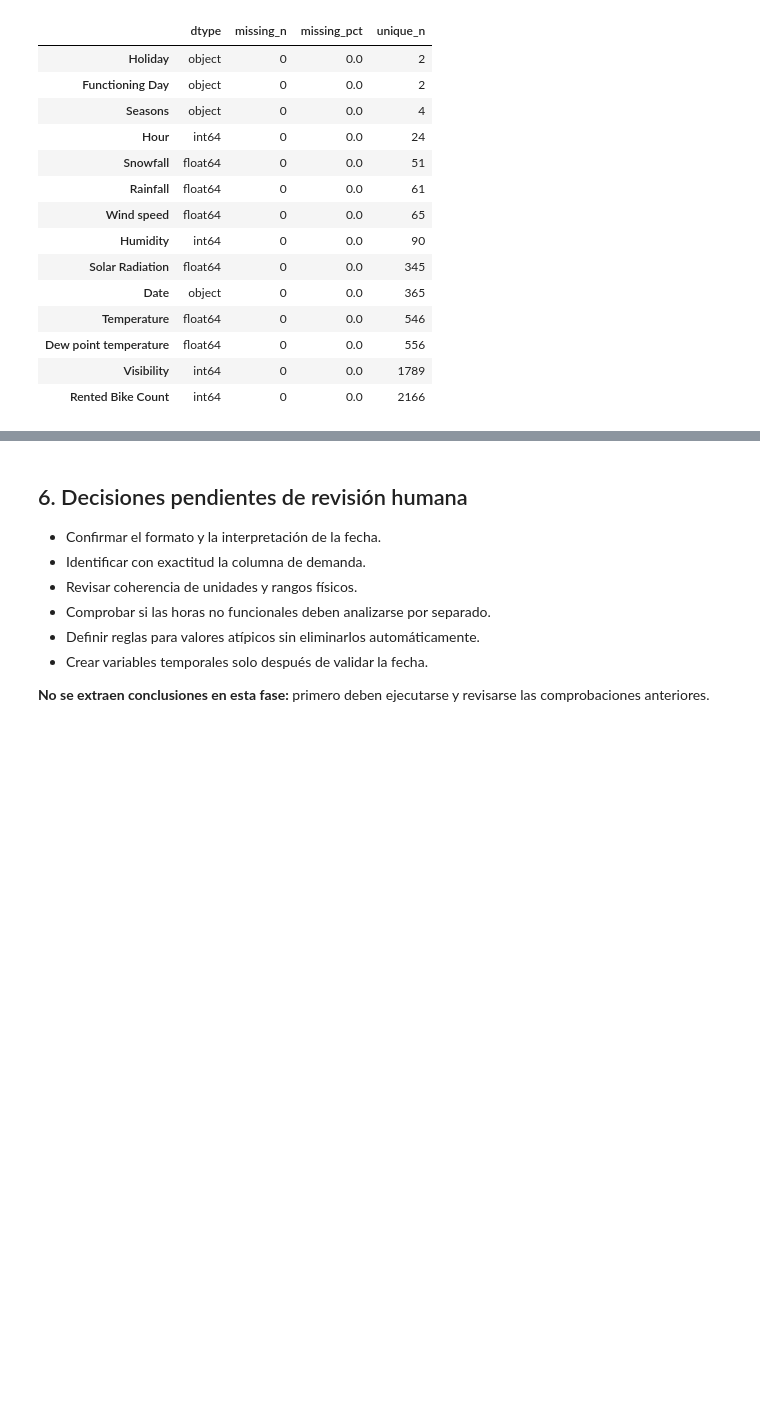
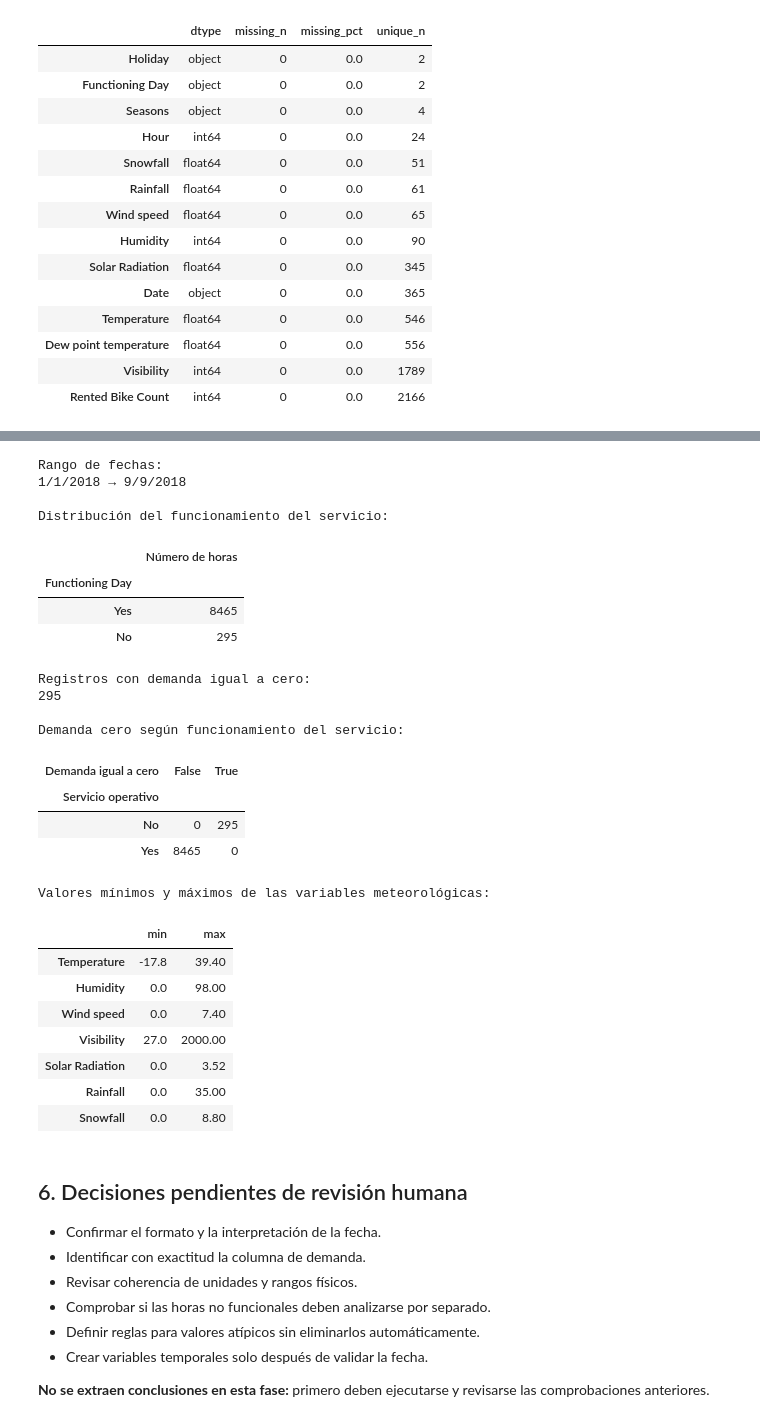
Before and after one commit to francorte/seoul-bike-sharing-analysis, a Jupyter notebook: seoul_bike_sharing_eda.ipynb, the cells around one changed output, grey strips where cells are left out. Saved outputs shown, nothing was run; the diff lists cells and outputs as text; code cells hidden in the pictures; blank space fills up the shorter version.

```diff
--- a/seoul_bike_sharing_eda.ipynb
+++ b/seoul_bike_sharing_eda.ipynb
@@ -161,3 +165,69 @@ display(df.describe(include="all").T)
+# %%
+# Validaciones de coherencia antes de limpiar
+
+print("Rango de fechas:")
+print(df["Date"].min(), "→", df["Date"].max())
+
+print("\nDistribución del funcionamiento del servicio:")
+display(
+    df["Functioning Day"]
+    .value_counts(dropna=False)
+    .to_frame("Número de horas")
+)
+
+print("\nRegistros con demanda igual a cero:")
+print((df["Rented Bike Count"] == 0).sum())
+
+print("\nDemanda cero según funcionamiento del servicio:")
+display(
+    pd.crosstab(
+        df["Functioning Day"],
+        df["Rented Bike Count"] == 0,
+        rownames=["Servicio operativo"],
+        colnames=["Demanda igual a cero"]
+    )
+)
+
+print("\nValores mínimos y máximos de las variables meteorológicas:")
+display(
+    df[
+        [
+            "Temperature",
+            "Humidity",
+            "Wind speed",
+            "Visibility",
+            "Solar Radiation",
+            "Rainfall",
+            "Snowfall"
+        ]
+    ].agg(["min", "max"]).T
+)
+# %% [output]
+Rango de fechas:
+1/1/2018 → 9/9/2018
+
+Distribución del funcionamiento del servicio:
+|  | Número de horas |
+| Functioning Day |  |
+| Yes | 8465 |
+| No | 295 |
+Registros con demanda igual a cero:
+295
+
+Demanda cero según funcionamiento del servicio:
+| Demanda igual a cero | False | True |
+| Servicio operativo |  |  |
+| No | 0 | 295 |
+| Yes | 8465 | 0 |
+Valores mínimos y máximos de las variables meteorológicas:
+|  | min | max |
+| Temperature | -17.8 | 39.40 |
+| Humidity | 0.0 | 98.00 |
+| Wind speed | 0.0 | 7.40 |
+| Visibility | 27.0 | 2000.00 |
+| Solar Radiation | 0.0 | 3.52 |
+| Rainfall | 0.0 | 35.00 |
+| Snowfall | 0.0 | 8.80 |
 # %% [markdown]
 ## 6. Decisiones pendientes de revisión humana
 
```
Also changed, not shown: parts of 1 cell of this notebook.
